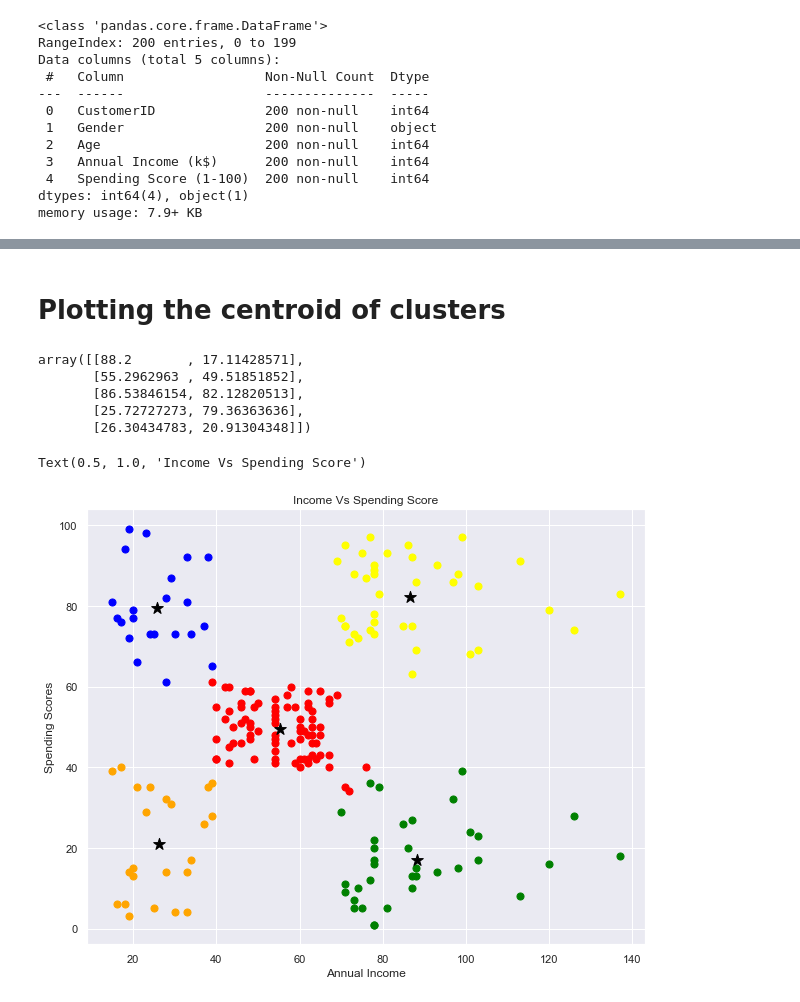
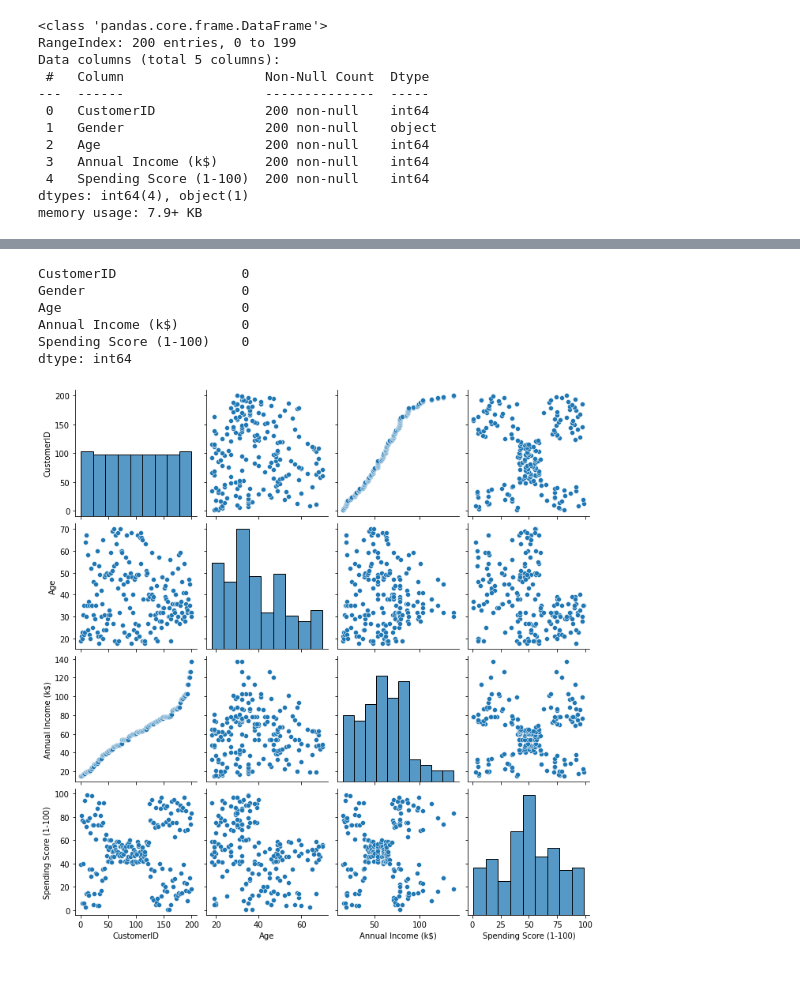
Before and after one commit to johnsuraj194/DA-projects, a Jupyter notebook: Customer_Segmentation_Project.ipynb, the cells around one changed output, grey strips where cells are left out. Drawn from its saved outputs; the diff is of its cells as text; code cells hidden in the pictures; blank space fills up the shorter version.

```diff
--- a/Customer_Segmentation_Project.ipynb
+++ b/Customer_Segmentation_Project.ipynb
@@ -112,7 +40,0 @@ array([[ 15,  39],
-# %%
-sns.set()
-sns.scatterplot(df['Annual Income (k$)'], df['Spending Score (1-100)'])
-plt.xlabel('Annual Income')
-plt.ylabel('Spending Score (1-100)')
-plt.title('Annual Income (k$) Vs Spending Score')
-plt.show
@@ -143,7 +40,0 @@ WCSS
-# %%
-sns.set()
-plt.plot(range(1,11),WCSS)
-plt.title('The Elbow Curve')
-plt.xlabel('Number of Clusters')
-plt.ylabel('WCSS')
-plt.show()
@@ -168,2 +40,0 @@ print(z)
-# %%
-df['clusters']=z
@@ -179,2 +40,0 @@ df.head()
-# %%
-df.drop('CustomerID',axis=1,inplace=True)
@@ -211,32 +41,14 @@ plt.show()
-# %% [markdown]
-# Plotting the centroid of clusters
-# %%
-kmeans1=Kmeans.cluster_centers_
-kmeans1
-# %% [output]
-array([[88.2       , 17.11428571],
-       [55.2962963 , 49.51851852],
-       [86.53846154, 82.12820513],
-       [25.72727273, 79.36363636],
-       [26.30434783, 20.91304348]])
-# %%
-df1=df[df.clusters==0]
-df2=df[df.clusters==1]
-df3=df[df.clusters==2]
-df4=df[df.clusters==3]
-df5=df[df.clusters==4]
-
-plt.figure(figsize=(10,8))
-plt.scatter(df1['Annual Income (k$)'],df1['Spending Score (1-100)'],s=50,color='green',Label='Cluster1')
-plt.scatter(df2['Annual Income (k$)'],df2['Spending Score (1-100)'],s=50,color='red',Label='Cluster2')
-plt.scatter(df3['Annual Income (k$)'],df3['Spending Score (1-100)'],s=50,color='yellow',Label='Cluster3')
-plt.scatter(df4['Annual Income (k$)'],df4['Spending Score (1-100)'],s=50,color='blue',Label='Cluster4')
-plt.scatter(df5['Annual Income (k$)'],df5['Spending Score (1-100)'],s=50,color='orange',Label='Cluster5')
-
-plt.scatter(Kmeans.cluster_centers_[:,0],Kmeans.cluster_centers_[:,1],c='black',s=150,marker='*',Label='centroids')
-plt.xlabel('Annual Income')
-plt.ylabel('Spending Scores')
-plt.title('Income Vs Spending Score')
-# %% [output]
-Text(0.5, 1.0, 'Income Vs Spending Score')
-[figure, removed]
+# %%
+df.isna().sum()
+# %% [output]
+CustomerID                0
+Gender                    0
+Age                       0
+Annual Income (k$)        0
+Spending Score (1-100)    0
+dtype: int64
+# %%
+sns.pairplot(df)
+plt.show()
+# %% [output]
+[figure, added]
```
Also changed, not shown: parts of 45 cells of this notebook.
